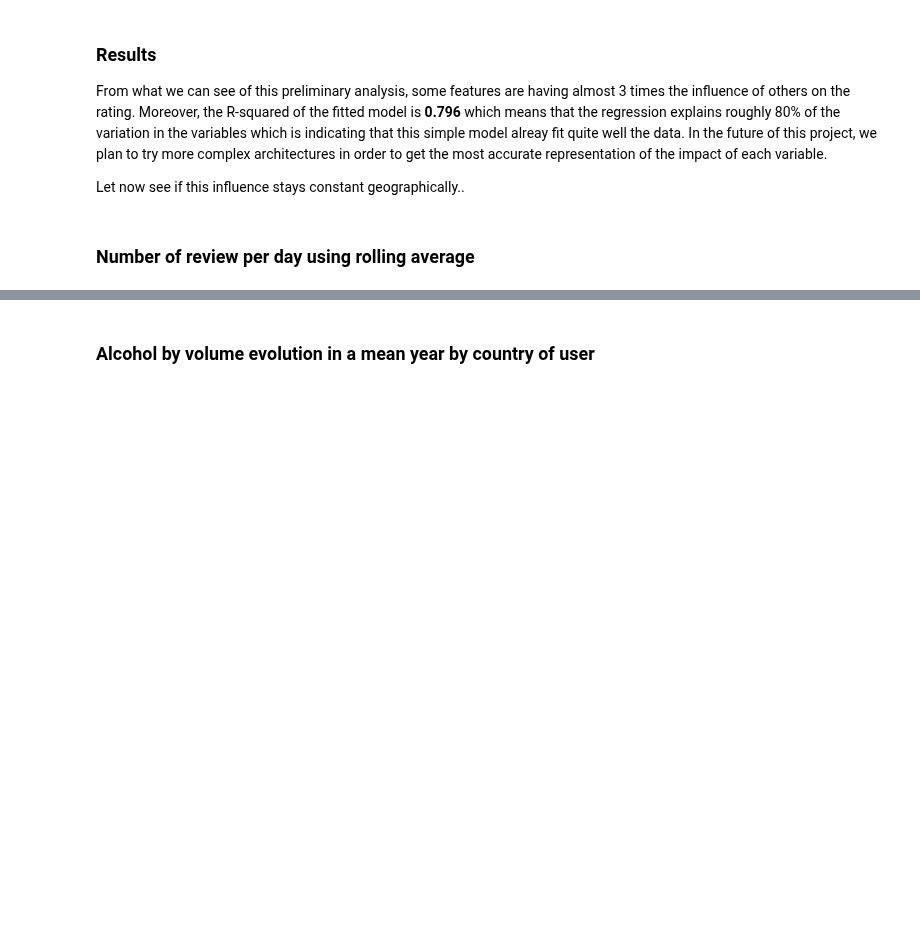
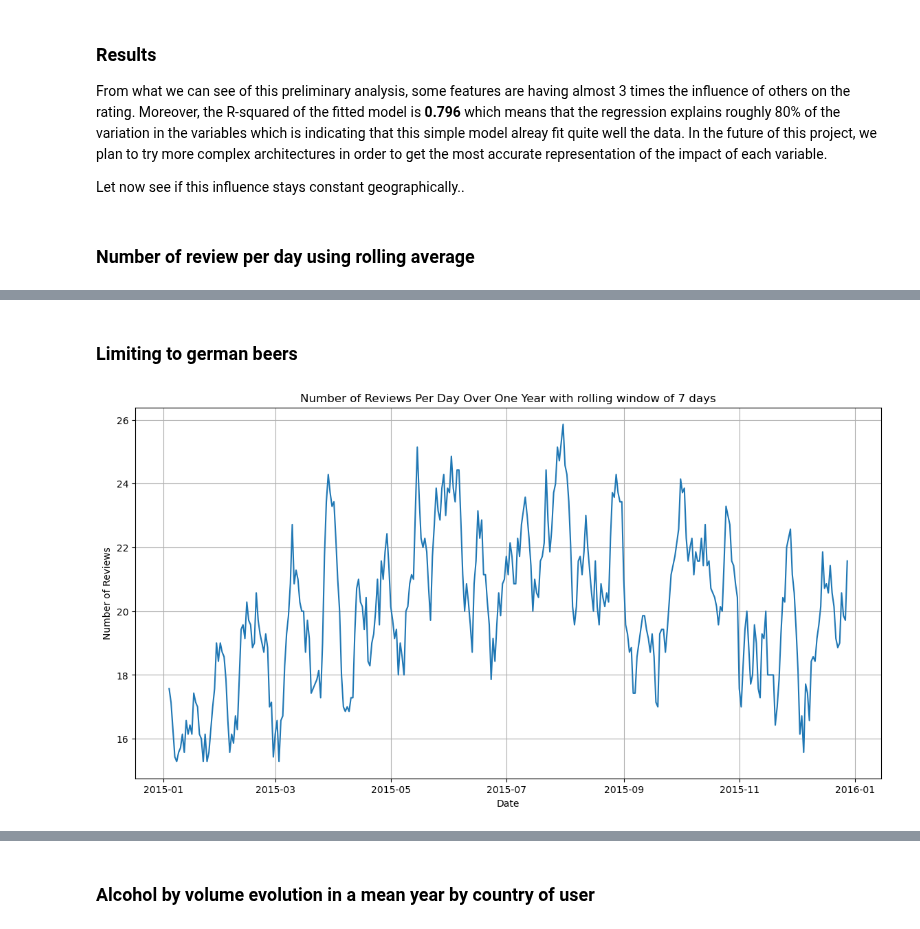
Before and after one commit to epfl-ada/ada-2023-project-dada, a Jupyter notebook: main.ipynb, the cells around one changed output, grey strips where cells are left out. Saved outputs shown, nothing was run; the diff lists cells and outputs as text; code cells hidden in the pictures; blank space fills up the shorter version.

```diff
--- a/main.ipynb
+++ b/main.ipynb
@@ -227,10 +227,14 @@ plot_rolling(BA_NR_RW_DAY_WW)
+# %% [markdown]
+### Limiting to german beers
 # %%
-german_beers= ratings_BA[ratings_BA["brewery_id"].isin(breweries_BA[breweries_BA['location']=='Germany']['id'])]
+german_beers= ratings_mixed_sample[ratings_mixed_sample["brewery_location"]=='Germany'].copy()
 german_beers['date'] = pd.to_datetime(german_beers['date'], unit='s')
 
 # Filter out dates to ensure we only have one year of data, if necessary
 start_date = "2015-01-1"  # start date in the example given (20th August 2015)
 end_date = "2016-01-1"    # end date, one year later
 
 german_beers_WW = german_beers[(german_beers['date'] >= start_date) & (german_beers['date'] <= end_date)]
 plot_rolling(german_beers_WW)
+# %% [output]
+[figure, added]
```
Also changed, not shown: parts of 4 cells of this notebook.
